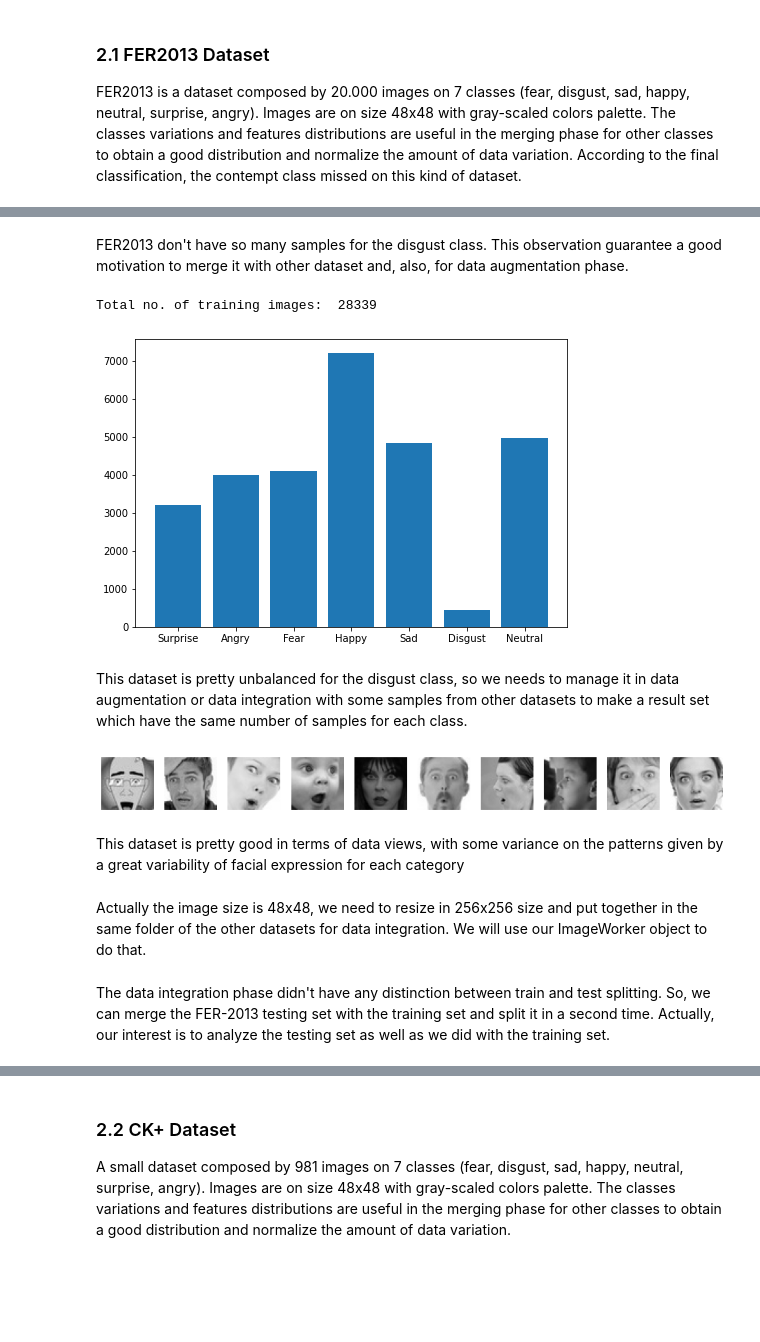
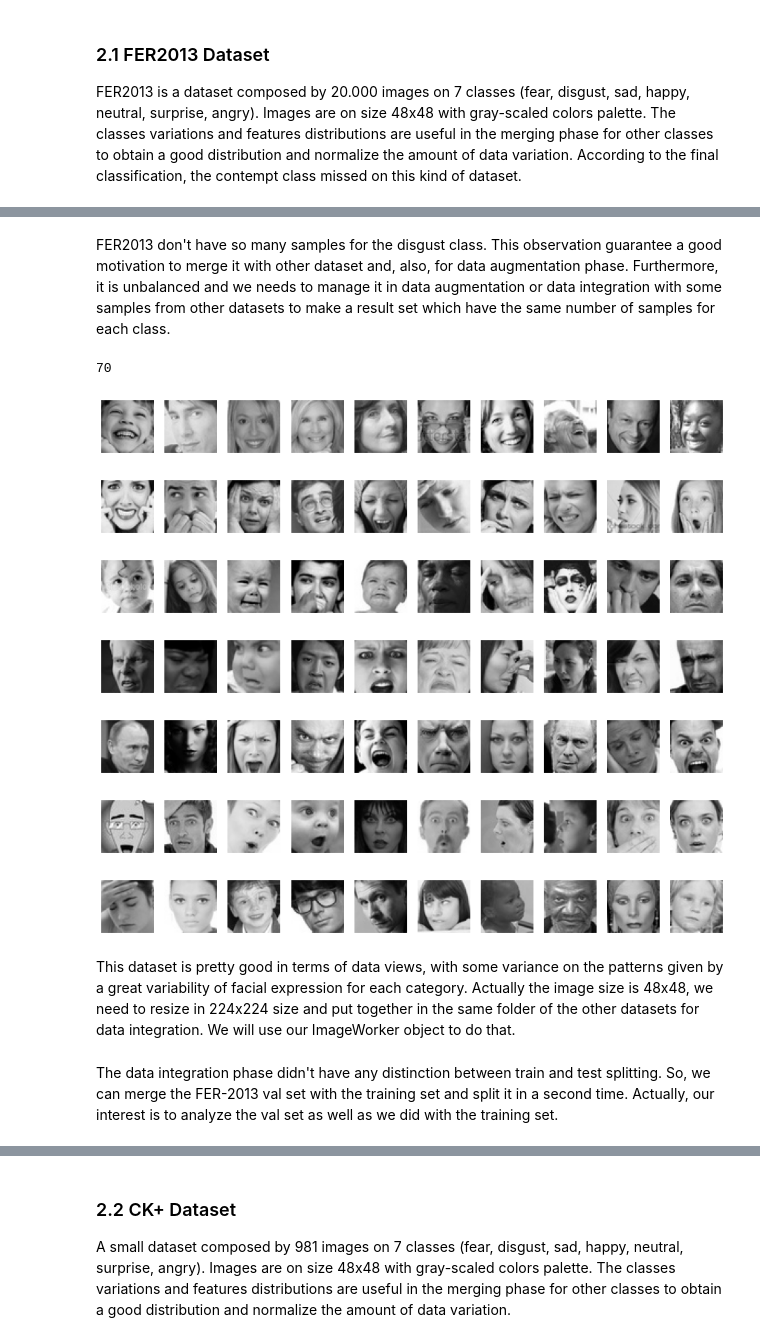
Before and after one commit to kode-git/vfer, a Jupyter notebook: ViT_Face_Emotion_Recognition.ipynb, the cells around one changed output, grey strips where cells are left out. Saved outputs shown, nothing was run; the diff lists cells and outputs as text; code cells hidden in the pictures; blank space fills up the shorter version.

```diff
--- a/ViT_Face_Emotion_Recognition.ipynb
+++ b/ViT_Face_Emotion_Recognition.ipynb
@@ -137,2 +231,2 @@ data_dir_fer= '/content/drive/My Drive/Datasets/FER-2013/'
 # %% [markdown]
-FER2013 don't have so many samples for the disgust class. This observation guarantee a good motivation to merge it with other dataset and, also, for data augmentation phase.
+FER2013 don't have so many samples for the disgust class. This observation guarantee a good motivation to merge it with other dataset and, also, for data augmentation phase. Furthermore, it is unbalanced and we needs to manage it in data augmentation or data integration with some samples from other datasets to make a result set which have the same number of samples for each class.
@@ -148,27 +233,32 @@ fear_fer = [cv2.imread(file) for file in glob.glob(r"/content/drive/MyDrive/Data
-# %%
-print("Total no. of training images: ", len(fear_fer) +len(surprise_fer)+ len(sad_fer)+ len(neutral_fer)+ len(happy_fer)+len(angry_fer))
-# %% [output]
-Total no. of training images:  28339
-# %%
-fig = plt.figure()
-ax = fig.add_axes([0,0,1,1])
-langs = ['Surprise', 'Angry', 'Fear', 'Happy', 'Sad', 'Disgust', 'Neutral']
-x = [len(surprise_fer), len(angry_fer), len(fear_fer), len(happy_fer), len(sad_fer), len(disgust_fer), len(neutral_fer)]
-ax.bar(langs, x)
-plt.show()
-# %% [output]
-[figure, removed]
-# %% [markdown]
-This dataset is pretty unbalanced for the disgust class, so we needs to manage it in data augmentation or data integration with some samples from other datasets to make a result set which have the same number of samples for each class.
 # %%
-fig, ax = plt.subplots(nrows=1, ncols=10, figsize=(15,15))
+paths = []
+for path in glob.glob("/content/drive/MyDrive/Datasets/FER-2013/train/*"):
+  paths.append(path + "/*.jpg")
 
-for i in range(0,10):
-  ax[i].imshow(cv2.cvtColor(surprise_fer[i], cv2.COLOR_BGR2RGB))
-  ax[i].axis('off')
+results = []
+for path in paths:
+  counter = 0
+  for file in glob.glob(path):
+    if counter < 10:
+      results.append(cv2.imread(file))
+      counter += 1
+    else:
+      break
+
+print(len(results))
+for j in range(0, num_classes):
+  fig, ax = plt.subplots(nrows=1, ncols=10, figsize=(15,15))
+  for i in range(0,10):
+    ax[i].imshow(cv2.cvtColor(results[i+j*10], cv2.COLOR_BGR2RGB))
+    ax[i].axis('off')
 # %% [output]
+70
-[figure, old version]
+[figure, new version]
+[figure, added]
+[figure, added]
+[figure, added]
+[figure, added]
+[figure, added]
+[figure, added]
 # %% [markdown]
-This dataset is pretty good in terms of data views, with some variance on the patterns given by a great variability of facial expression for each category
+This dataset is pretty good in terms of data views, with some variance on the patterns given by a great variability of facial expression for each category. Actually the image size is 48x48, we need to resize in 224x224 size and put together in the same folder of the other datasets for data integration. We will use our ImageWorker object to do that.
-# %% [markdown]
-Actually the image size is 48x48, we need to resize in 256x256 size and put together in the same folder of the other datasets for data integration. We will use our ImageWorker object to do that.
@@ -218,2 +274,2 @@ iw.format_converter(source_path_surprise, format,source_type, destination_path_s
 # %% [markdown]
-The data integration phase didn't have any distinction between train and test splitting. So, we can merge the FER-2013 testing set with the training set and split it in a second time. Actually, our interest is to analyze the testing set as well as we did with the training set.
+The data integration phase didn't have any distinction between train and test splitting. So, we can merge the FER-2013 val set with the training set and split it in a second time. Actually, our interest is to analyze the val set as well as we did with the training set.
```
Also changed, not shown: parts of 27 cells of this notebook.
